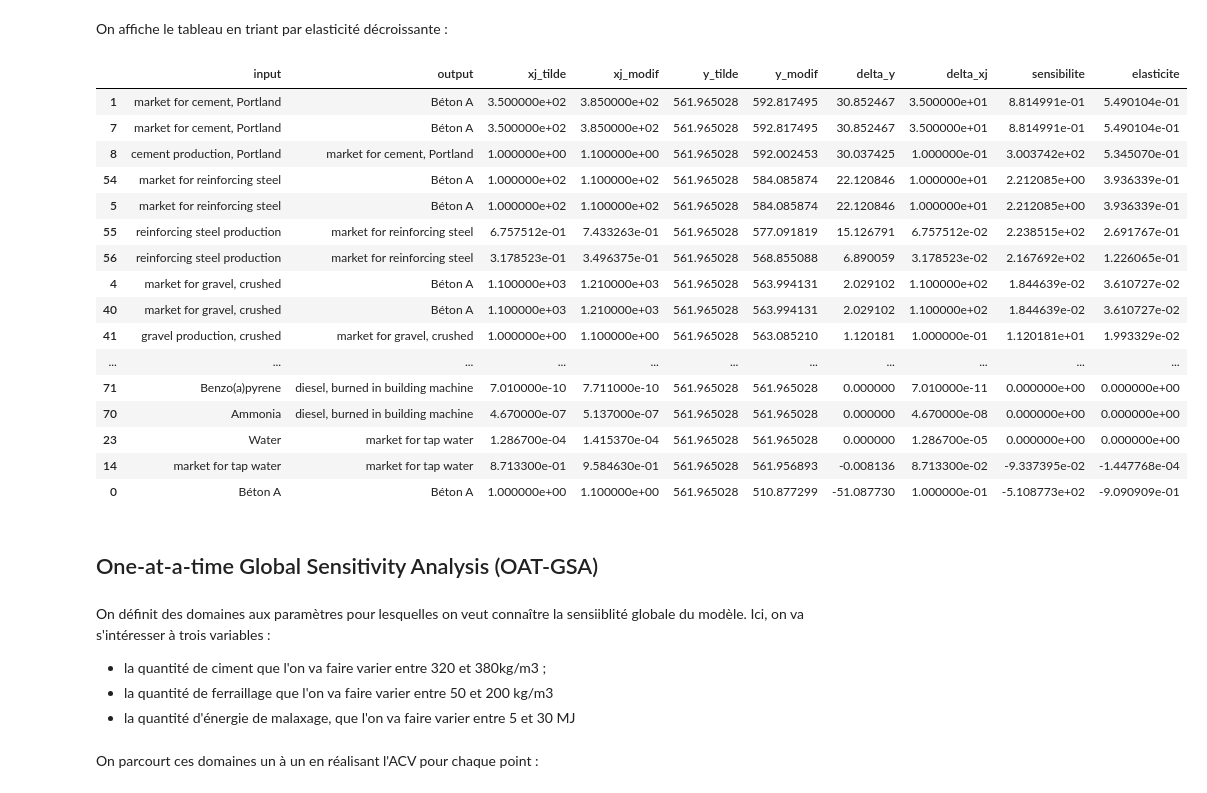
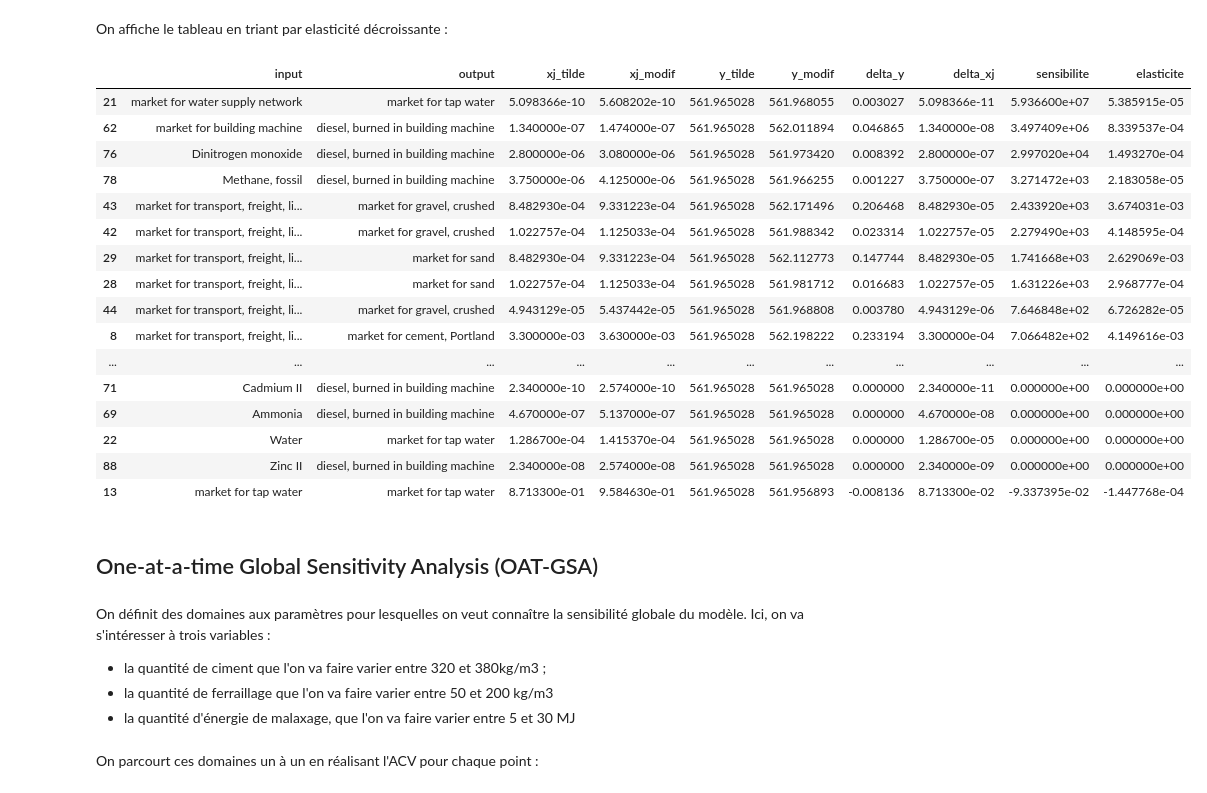
Before and after one commit to tchevilliet/ANCYV_2025, a Jupyter notebook: 5_Analyse_de_sensibilites.ipynb, the cells around one changed output. Cells and saved outputs as stored; diff of their text form; code cells hidden in the pictures.

Commit message:
correction et intégration des remarques sur TD sensibilités

```diff
--- a/5_Analyse_de_sensibilites.ipynb
+++ b/5_Analyse_de_sensibilites.ipynb
@@ -48,7 +50,7 @@ flux_j = []
 
 lca = bc.LCA(demand={beton_A.id : 1.0},method=gwp100)
 
-for exc in beton_A.edges() :
+for exc in tqdm(beton_A.edges()) :
     if exc['type'] != 'production' :
         lca.lci()
         lca.lcia()
@@ -122,9 +124,11 @@ On fait ici exactement le même exercice que précédemment, mais en incluant le
 echanges = []
 
 for exc in beton_A.edges() :
-    if e['type'] != 'production' :
+    if exc['type'] != 'production' :
         echanges.append(exc)
     a = bd.get_node(code = exc['input'][1])
     for e in a.edges() :
         if e['type'] != 'production' and e not in echanges :
             echanges.append(e)
+
+echanges = list(set(echanges)) #on supprime d'éventuel doublon
@@ -156,14 +141,14 @@ noeuds = []
 
 lca = bc.LCA(demand={beton_A.id : 1.0},method=gwp100)
 
-for exc in echanges :
+for exc in tqdm(echanges) :
     lca.lci()
     lca.lcia()
 
     flux_j.append(bd.get_node(code = exc['input'][1])['name'])
     noeuds.append(bd.get_node(code = exc['output'][1])['name'])
 
-    #On récupère les indices de colonnes et de lignes du béton et du procédé appelé par l'échange
+    #On récupère les indices de cobiosphere_matrixlonnes et de lignes du béton et du procédé appelé par l'échange
     col_id = bd.Database(exc['output'][0]).get(exc['output'][1]).id
     row_id = bd.Database(exc['input'][0]).get(exc['input'][1]).id
 
@@ -215,29 +200,29 @@ df_OAT_LSA['elasticite'] = df_OAT_LSA['sensibilite']*df_OAT_LSA['xj_tilde']/df_O
 On affiche le tableau en triant par elasticité décroissante :
 # %%
 pd.set_option('display.max_rows', 1000)
-display(df_OAT_LSA.sort_values('elasticite',ascending = False))
+display(df_OAT_LSA.sort_values('sensibilite',ascending = False))
 # %% [output]
 |  | input | output | xj_tilde | xj_modif | y_tilde | y_modif | delta_y | delta_xj | sensibilite | elasticite |
-| 1 | market for cement, Portland | Béton A | 3.500000e+02 | 3.850000e+02 | 561.965028 | 592.817495 | 30.852467 | 3.500000e+01 | 8.814991e-01 | 5.490104e-01 |
-| 7 | market for cement, Portland | Béton A | 3.500000e+02 | 3.850000e+02 | 561.965028 | 592.817495 | 30.852467 | 3.500000e+01 | 8.814991e-01 | 5.490104e-01 |
-| 8 | cement production, Portland | market for cement, Portland | 1.000000e+00 | 1.100000e+00 | 561.965028 | 592.002453 | 30.037425 | 1.000000e-01 | 3.003742e+02 | 5.345070e-01 |
-| 54 | market for reinforcing steel | Béton A | 1.000000e+02 | 1.100000e+02 | 561.965028 | 584.085874 | 22.120846 | 1.000000e+01 | 2.212085e+00 | 3.936339e-01 |
-| 5 | market for reinforcing steel | Béton A | 1.000000e+02 | 1.100000e+02 | 561.965028 | 584.085874 | 22.120846 | 1.000000e+01 | 2.212085e+00 | 3.936339e-01 |
-| 55 | reinforcing steel production | market for reinforcing steel | 6.757512e-01 | 7.433263e-01 | 561.965028 | 577.091819 | 15.126791 | 6.757512e-02 | 2.238515e+02 | 2.691767e-01 |
-| 56 | reinforcing steel production | market for reinforcing steel | 3.178523e-01 | 3.496375e-01 | 561.965028 | 568.855088 | 6.890059 | 3.178523e-02 | 2.167692e+02 | 1.226065e-01 |
-| 4 | market for gravel, crushed | Béton A | 1.100000e+03 | 1.210000e+03 | 561.965028 | 563.994131 | 2.029102 | 1.100000e+02 | 1.844639e-02 | 3.610727e-02 |
-| 40 | market for gravel, crushed | Béton A | 1.100000e+03 | 1.210000e+03 | 561.965028 | 563.994131 | 2.029102 | 1.100000e+02 | 1.844639e-02 | 3.610727e-02 |
-| 41 | gravel production, crushed | market for gravel, crushed | 1.000000e+00 | 1.100000e+00 | 561.965028 | 563.085210 | 1.120181 | 1.000000e-01 | 1.120181e+01 | 1.993329e-02 |
+| 21 | market for water supply network | market for tap water | 5.098366e-10 | 5.608202e-10 | 561.965028 | 561.968055 | 0.003027 | 5.098366e-11 | 5.936600e+07 | 5.385915e-05 |
+| 62 | market for building machine | diesel, burned in building machine | 1.340000e-07 | 1.474000e-07 | 561.965028 | 562.011894 | 0.046865 | 1.340000e-08 | 3.497409e+06 | 8.339537e-04 |
+| 76 | Dinitrogen monoxide | diesel, burned in building machine | 2.800000e-06 | 3.080000e-06 | 561.965028 | 561.973420 | 0.008392 | 2.800000e-07 | 2.997020e+04 | 1.493270e-04 |
+| 78 | Methane, fossil | diesel, burned in building machine | 3.750000e-06 | 4.125000e-06 | 561.965028 | 561.966255 | 0.001227 | 3.750000e-07 | 3.271472e+03 | 2.183058e-05 |
+| 43 | market for transport, freight, li... | market for gravel, crushed | 8.482930e-04 | 9.331223e-04 | 561.965028 | 562.171496 | 0.206468 | 8.482930e-05 | 2.433920e+03 | 3.674031e-03 |
+| 42 | market for transport, freight, li... | market for gravel, crushed | 1.022757e-04 | 1.125033e-04 | 561.965028 | 561.988342 | 0.023314 | 1.022757e-05 | 2.279490e+03 | 4.148595e-04 |
+| 29 | market for transport, freight, li... | market for sand | 8.482930e-04 | 9.331223e-04 | 561.965028 | 562.112773 | 0.147744 | 8.482930e-05 | 1.741668e+03 | 2.629069e-03 |
+| 28 | market for transport, freight, li... | market for sand | 1.022757e-04 | 1.125033e-04 | 561.965028 | 561.981712 | 0.016683 | 1.022757e-05 | 1.631226e+03 | 2.968777e-04 |
+| 44 | market for transport, freight, li... | market for gravel, crushed | 4.943129e-05 | 5.437442e-05 | 561.965028 | 561.968808 | 0.003780 | 4.943129e-06 | 7.646848e+02 | 6.726282e-05 |
+| 8 | market for transport, freight, li... | market for cement, Portland | 3.300000e-03 | 3.630000e-03 | 561.965028 | 562.198222 | 0.233194 | 3.300000e-04 | 7.066482e+02 | 4.149616e-03 |
 | ... | ... | ... | ... | ... | ... | ... | ... | ... | ... | ... |
-| 71 | Benzo(a)pyrene | diesel, burned in building machine | 7.010000e-10 | 7.711000e-10 | 561.965028 | 561.965028 | 0.000000 | 7.010000e-11 | 0.000000e+00 | 0.000000e+00 |
-| 70 | Ammonia | diesel, burned in building machine | 4.670000e-07 | 5.137000e-07 | 561.965028 | 561.965028 | 0.000000 | 4.670000e-08 | 0.000000e+00 | 0.000000e+00 |
-| 23 | Water | market for tap water | 1.286700e-04 | 1.415370e-04 | 561.965028 | 561.965028 | 0.000000 | 1.286700e-05 | 0.000000e+00 | 0.000000e+00 |
-| 14 | market for tap water | market for tap water | 8.713300e-01 | 9.584630e-01 | 561.965028 | 561.956893 | -0.008136 | 8.713300e-02 | -9.337395e-02 | -1.447768e-04 |
-| 0 | Béton A | Béton A | 1.000000e+00 | 1.100000e+00 | 561.965028 | 510.877299 | -51.087730 | 1.000000e-01 | -5.108773e+02 | -9.090909e-01 |
+| 71 | Cadmium II | diesel, burned in building machine | 2.340000e-10 | 2.574000e-10 | 561.965028 | 561.965028 | 0.000000 | 2.340000e-11 | 0.000000e+00 | 0.000000e+00 |
+| 69 | Ammonia | diesel, burned in building machine | 4.670000e-07 | 5.137000e-07 | 561.965028 | 561.965028 | 0.000000 | 4.670000e-08 | 0.000000e+00 | 0.000000e+00 |
+| 22 | Water | market for tap water | 1.286700e-04 | 1.415370e-04 | 561.965028 | 561.965028 | 0.000000 | 1.286700e-05 | 0.000000e+00 | 0.000000e+00 |
+| 88 | Zinc II | diesel, burned in building machine | 2.340000e-08 | 2.574000e-08 | 561.965028 | 561.965028 | 0.000000 | 2.340000e-09 | 0.000000e+00 | 0.000000e+00 |
+| 13 | market for tap water | market for tap water | 8.713300e-01 | 9.584630e-01 | 561.965028 | 561.956893 | -0.008136 | 8.713300e-02 | -9.337395e-02 | -1.447768e-04 |
 # %% [markdown]
 ## One-at-a-time Global Sensitivity Analysis (OAT-GSA)
 # %% [markdown]
-On définit des domaines aux paramètres pour lesquelles on veut connaître la sensiiblité globale du modèle. Ici, on va s'intéresser à trois variables :
+On définit des domaines aux paramètres pour lesquelles on veut connaître la sensibilité globale du modèle. Ici, on va s'intéresser à trois variables :
 - la quantité de ciment que l'on va faire varier entre 320 et 380kg/m3 ;
 - la quantité de ferraillage que l'on va faire varier entre 50 et 200 kg/m3
 - la quantité d'énergie de malaxage, que l'on va faire varier entre 5 et 30 MJ
```
Also changed, not shown: parts of 9 cells of this notebook, 1 other file.
